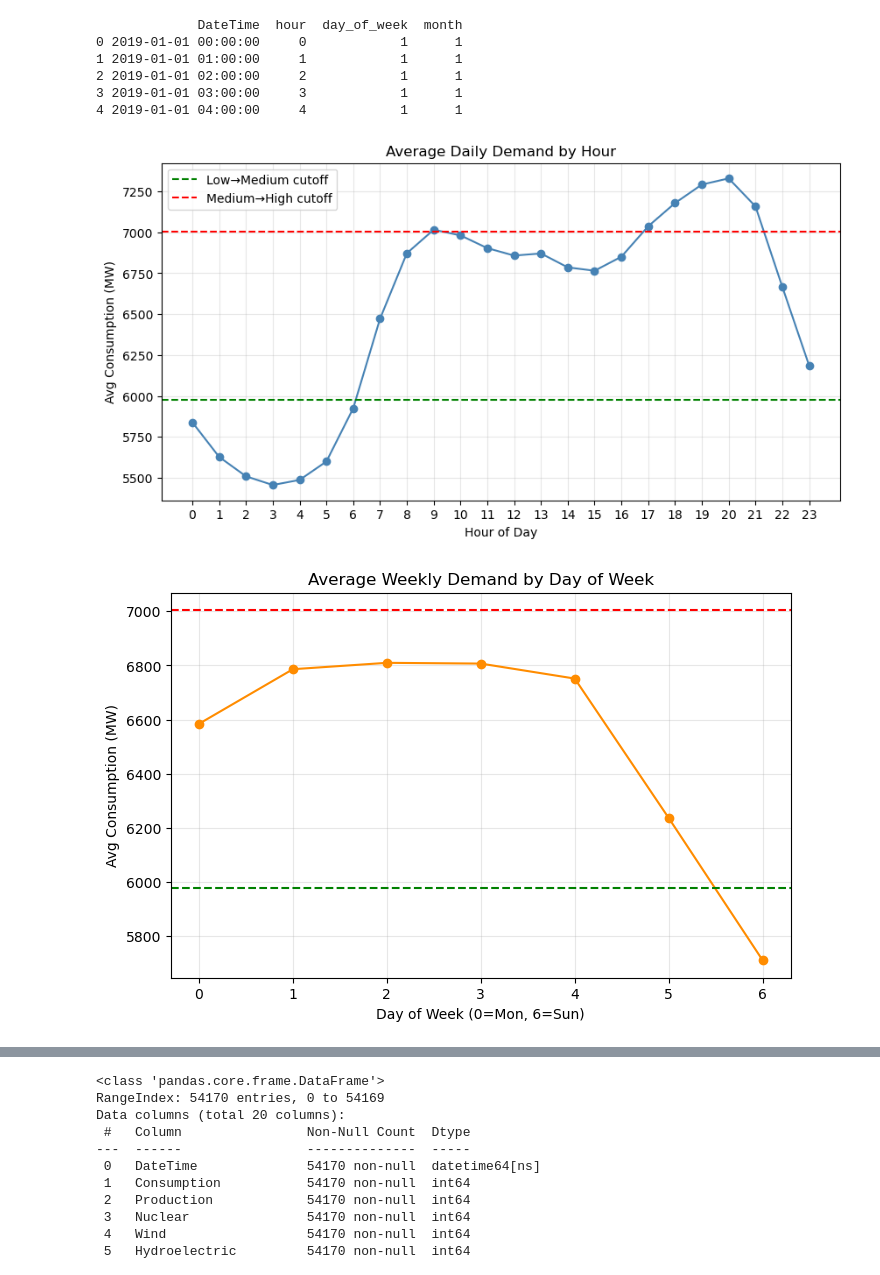
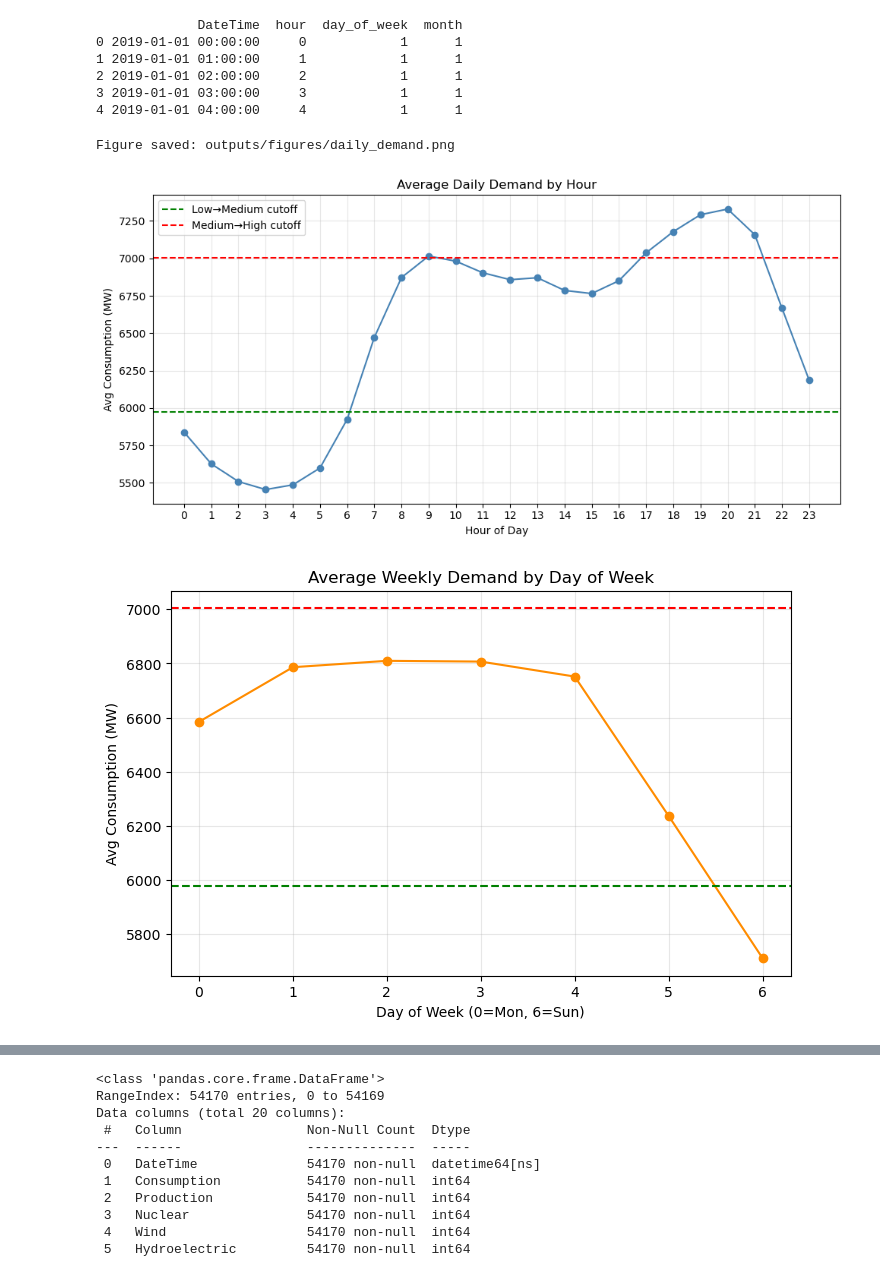
Before and after one commit to FedorSulaev/energy-demand-classifier, a Jupyter notebook: notebooks/02_data_collection_and_preprocessing.ipynb, the cells around one changed output, grey strips where cells are left out. Saved outputs shown, nothing was run; the diff lists cells and outputs as text; code cells hidden in the pictures.

```diff
--- a/notebooks/02_data_collection_and_preprocessing.ipynb
+++ b/notebooks/02_data_collection_and_preprocessing.ipynb
@@ -608,35 +608,37 @@ plt.ylabel("Avg Consumption (MW)")
 plt.xticks(range(0,24))
 plt.legend()
 plt.grid(True, alpha=0.3)
+savefig("daily_demand")
 plt.show()
 
 # 2. Weekly pattern
 plt.figure(figsize=(8,5))
 weekly_pattern = df.groupby("day_of_week")["Consumption_capped"].mean()
 weekly_pattern = weekly_pattern.reindex([0,1,2,3,4,5,6])  # Monday–Sunday
 plt.plot(weekly_pattern.index, weekly_pattern.values, marker="o", color="darkorange")
 plt.axhline(q1, color="green", linestyle="--")
 plt.axhline(q2, color="red", linestyle="--")
 plt.title("Average Weekly Demand by Day of Week")
 plt.xlabel("Day of Week (0=Mon, 6=Sun)")
 plt.ylabel("Avg Consumption (MW)")
 plt.grid(True, alpha=0.3)
 plt.show()
 
 # 3. Yearly pattern
 plt.figure(figsize=(8,5))
 yearly_pattern = df.groupby("month")["Consumption_capped"].mean()
 plt.plot(yearly_pattern.index, yearly_pattern.values, marker="o", color="seagreen")
 plt.axhline(q1, color="green", linestyle="--")
 plt.axhline(q2, color="red", linestyle="--")
 plt.title("Average Monthly Demand")
 plt.xlabel("Month")
 plt.ylabel("Avg Consumption (MW)")
 plt.xticks(range(1,13))
 plt.grid(True, alpha=0.3)
 plt.show()
 # %% [output]
+Figure saved: outputs/figures/daily_demand.png
-[figure, old version]
+[figure, new version]
 [figure]
 [figure]
 # %%
```
Also changed, not shown: parts of 1 cell of this notebook, 9 other files.
